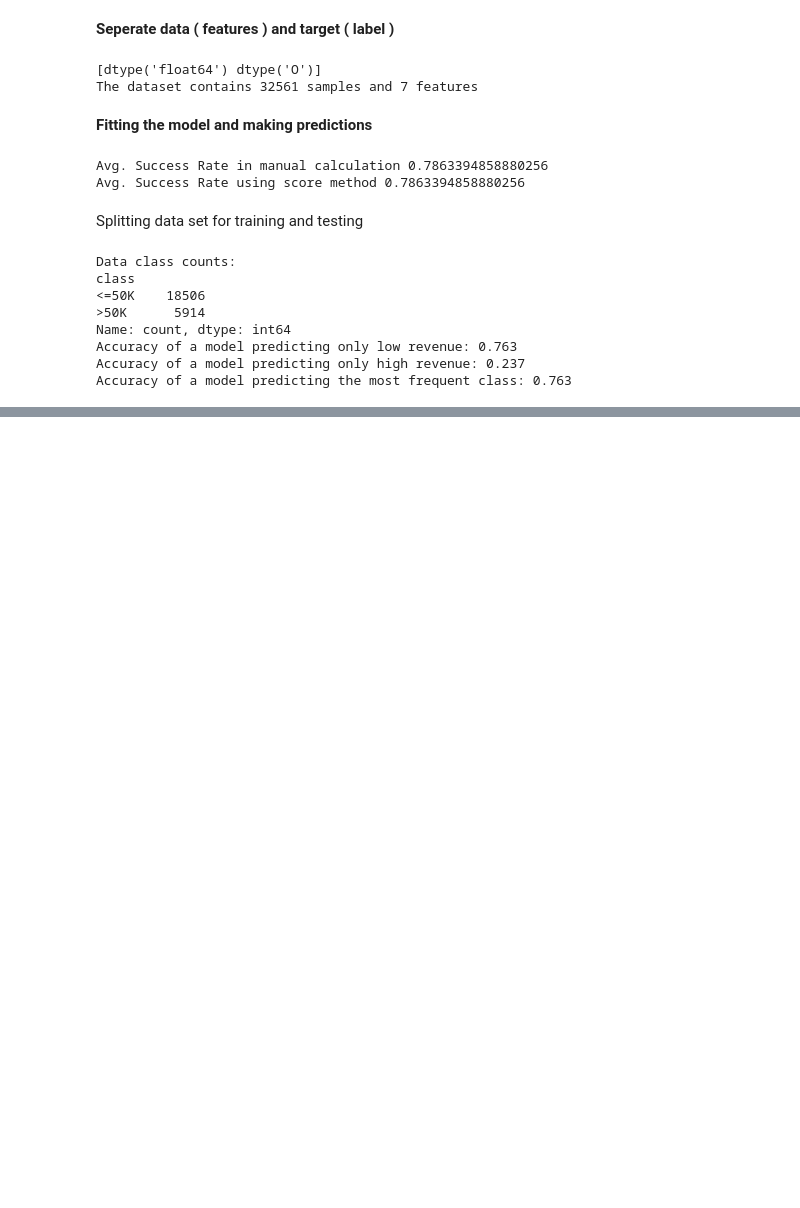
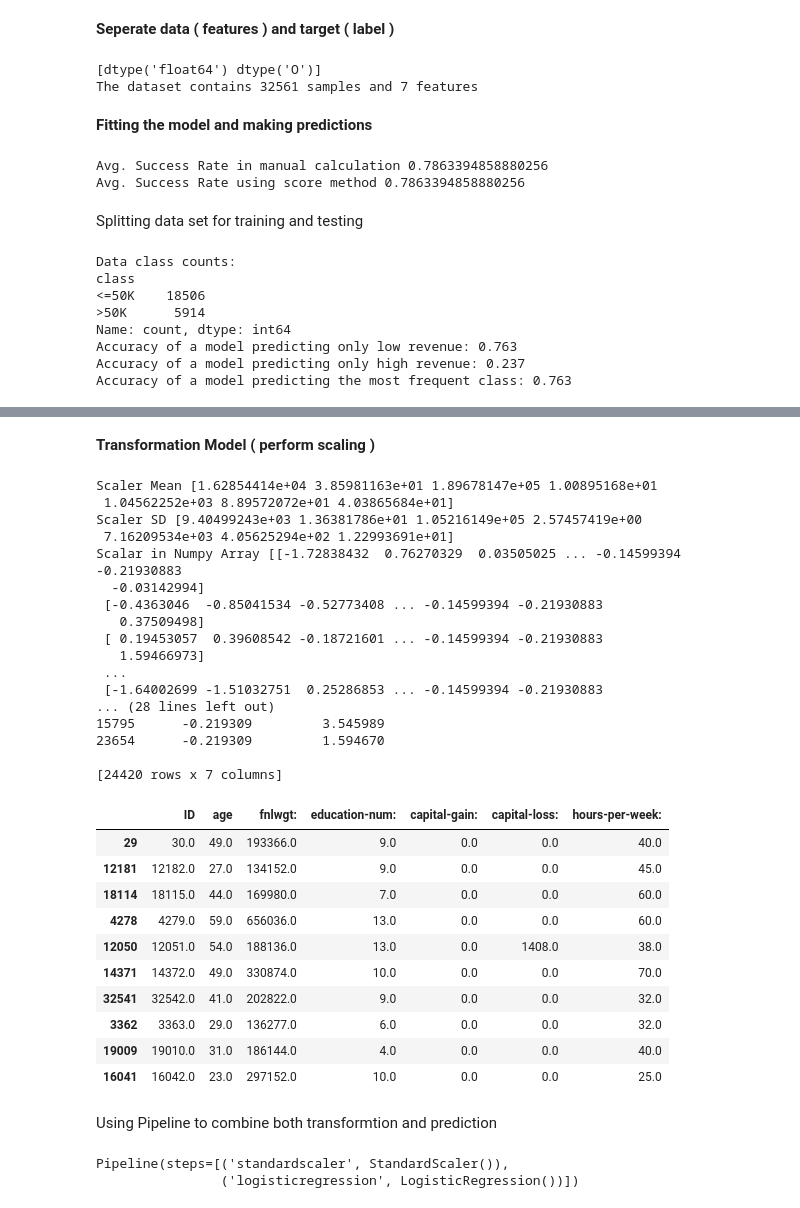
Before and after one commit to vksgm/ML_hands_on, a Jupyter notebook: Workbook_scikit.ipynb, the cells around one changed output, grey strips where cells are left out. Saved outputs shown, nothing was run; the diff lists cells and outputs as text; code cells hidden in the pictures; blank space fills up the shorter version.

```diff
--- a/Workbook_scikit.ipynb
+++ b/Workbook_scikit.ipynb
@@ -207,0 +236,9 @@ Accuracy of a model predicting the most frequent class: 0.763
+# %%
+from sklearn.linear_model import LogisticRegression
+
+model = LogisticRegression()
+
+model.fit(data_train, target_train)
+
+accuracy = model.score(data_test, target_test)
+print(f"Accuracy of logistic regression: {accuracy:.3f}")
@@ -207,0 +254,65 @@ Accuracy of a model predicting the most frequent class: 0.763
+# %% [markdown]
+**Transformation Model ( perform scaling )**
+# %%
+from sklearn.preprocessing import StandardScaler
+
+scaler = StandardScaler()
+scaler.fit(data_train)
+
+#Computed mean for each feature
+print('Scaler Mean',scaler.mean_)
+
+#computed SD for each feature
+print('Scaler SD',scaler.scale_)
+
+#call the scalar transform
+data_train_scaled = scaler.transform(data_train)
+print('Scalar in Numpy Array',data_train_scaled)
+
+#the output will be Numpy by default; We can change to pandas( Dataframe )
+scaler = StandardScaler().set_output(transform="pandas")
+data_train_scaled = scaler.fit_transform(data_train)
+print('Scalar in Dataframe(Pandas)',data_train_scaled)
+
+data_train[:10]
+# %% [output]
+Scaler Mean [1.62854414e+04 3.85981163e+01 1.89678147e+05 1.00895168e+01
+ 1.04562252e+03 8.89572072e+01 4.03865684e+01]
+Scaler SD [9.40499243e+03 1.36381786e+01 1.05216149e+05 2.57457419e+00
+ 7.16209534e+03 4.05625294e+02 1.22993691e+01]
+Scalar in Numpy Array [[-1.72838432  0.76270329  0.03505025 ... -0.14599394 -0.21930883
+  -0.03142994]
+ [-0.4363046  -0.85041534 -0.52773408 ... -0.14599394 -0.21930883
+   0.37509498]
+ [ 0.19453057  0.39608542 -0.18721601 ... -0.14599394 -0.21930883
+   1.59466973]
+ ...
+ [-1.64002699 -1.51032751  0.25286853 ... -0.14599394 -0.21930883
+... (28 lines left out)
+15795      -0.219309         3.545989
+23654      -0.219309         1.594670
+
+[24420 rows x 7 columns]
+|  | ID | age | fnlwgt: | education-num: | capital-gain: | capital-loss: | hours-per-week: |
+| 29 | 30.0 | 49.0 | 193366.0 | 9.0 | 0.0 | 0.0 | 40.0 |
+| 12181 | 12182.0 | 27.0 | 134152.0 | 9.0 | 0.0 | 0.0 | 45.0 |
+| 18114 | 18115.0 | 44.0 | 169980.0 | 7.0 | 0.0 | 0.0 | 60.0 |
+| 4278 | 4279.0 | 59.0 | 656036.0 | 13.0 | 0.0 | 0.0 | 60.0 |
+| 12050 | 12051.0 | 54.0 | 188136.0 | 13.0 | 0.0 | 1408.0 | 38.0 |
+| 14371 | 14372.0 | 49.0 | 330874.0 | 10.0 | 0.0 | 0.0 | 70.0 |
+| 32541 | 32542.0 | 41.0 | 202822.0 | 9.0 | 0.0 | 0.0 | 32.0 |
+| 3362 | 3363.0 | 29.0 | 136277.0 | 6.0 | 0.0 | 0.0 | 32.0 |
+| 19009 | 19010.0 | 31.0 | 186144.0 | 4.0 | 0.0 | 0.0 | 40.0 |
+| 16041 | 16042.0 | 23.0 | 297152.0 | 10.0 | 0.0 | 0.0 | 25.0 |
+# %% [markdown]
+Using Pipeline to combine both transformtion and prediction
+# %%
+import time
+from sklearn.linear_model import LogisticRegression
+from sklearn.pipeline import make_pipeline
+#fitting the pipeline with the name of preprocessing transformation fn and predictive fn
+model = make_pipeline(StandardScaler(), LogisticRegression())
+model
+# %% [output]
+Pipeline(steps=[('standardscaler', StandardScaler()),
+                ('logisticregression', LogisticRegression())])
```
Also changed, not shown: parts of 20 cells of this notebook.
